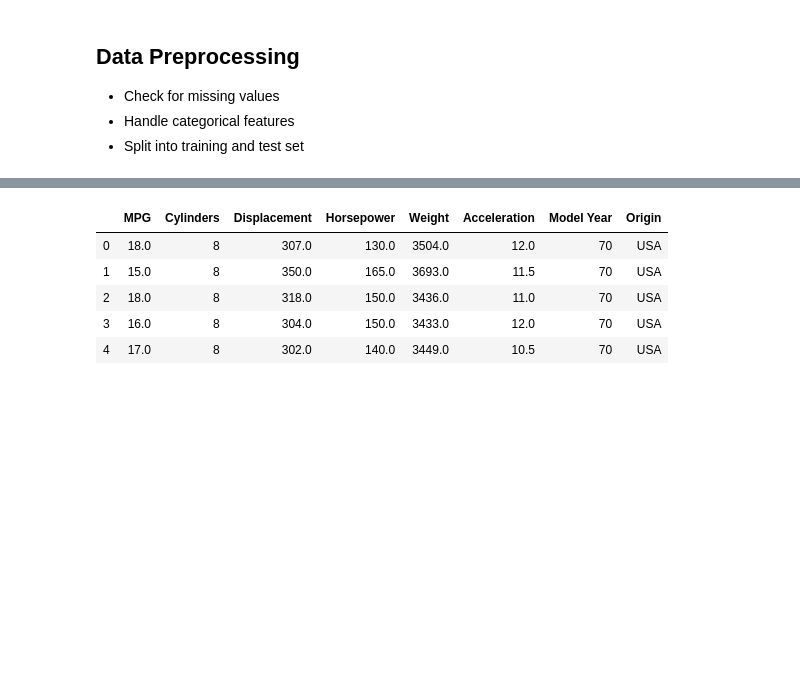
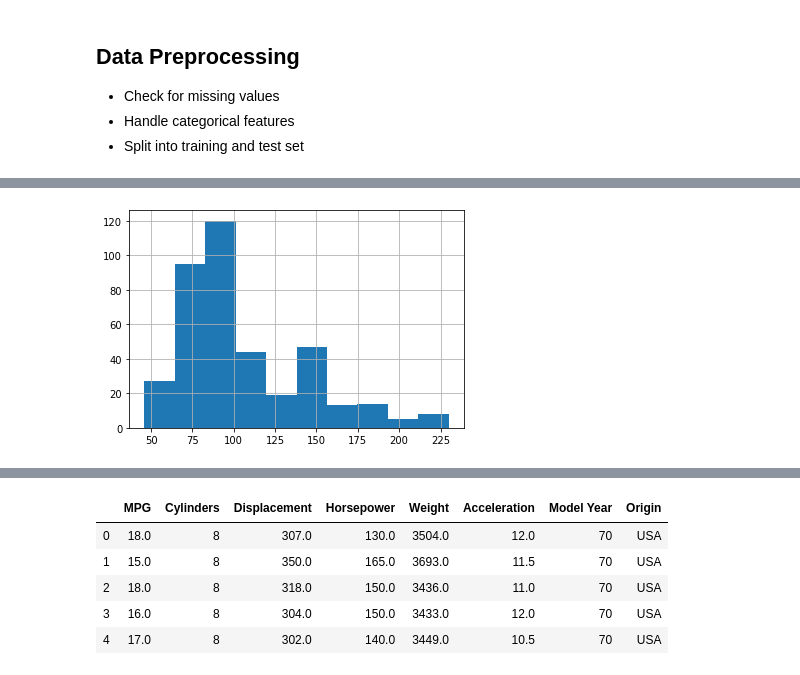
Before and after one commit to ch00226855/CMP414-765_Spring2020, a Jupyter notebook: Week13_DeepLearningForRegression.ipynb, the cells around one changed output, grey strips where cells are left out. Drawn from its saved outputs; the diff is of its cells as text; code cells hidden in the pictures; blank space fills up the shorter version.

```diff
--- a/Week13_DeepLearningForRegression.ipynb
+++ b/Week13_DeepLearningForRegression.ipynb
@@ -63,0 +75,8 @@ dataset.head()
+# %%
+# Consider using mean or median to fill the missing values
+dataset['Horsepower'].hist()
+# Median is a better choice since the data is skewed
+median = dataset['Horsepower'].median()
+dataset['Horsepower'] = dataset['Horsepower'].fillna(median)
+# %% [output]
+[figure, added]
```
Also changed, not shown: parts of 8 cells of this notebook.
